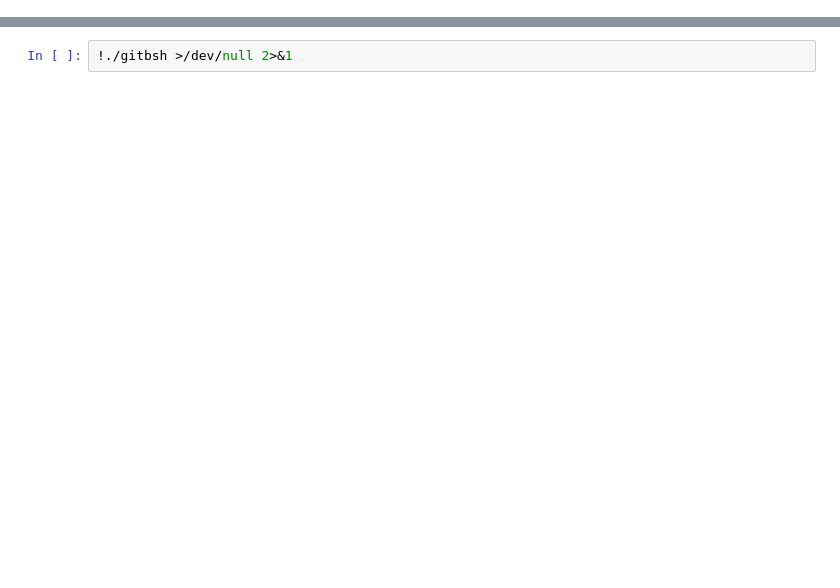
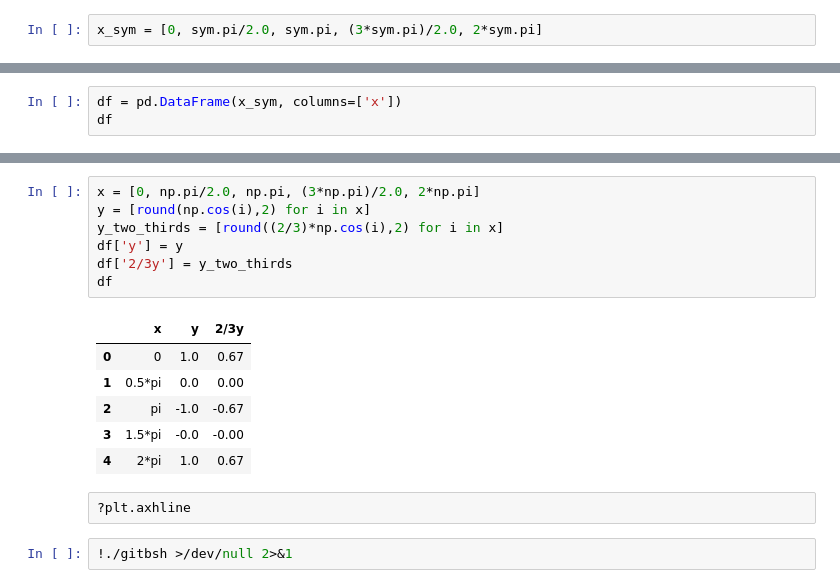
Before and after one commit to MikSm1th/mit, a Jupyter notebook: aleks.ipynb, the cells around one changed output, grey strips where cells are left out. Saved outputs shown, nothing was run; the diff lists cells and outputs as text; blank space fills up the shorter version.

```diff
--- a/aleks.ipynb
+++ b/aleks.ipynb
@@ -38,0 +61,2 @@ g.simple_grid_10x10(x,y)
+# %%
+x_sym = [0, sym.pi/2.0, sym.pi, (3*sym.pi)/2.0, 2*sym.pi]
@@ -38,0 +83,3 @@ g.simple_grid_10x10(x,y)
+# %%
+df = pd.DataFrame(x_sym, columns=['x'])
+df
@@ -39,2 +93,18 @@ g.simple_grid_10x10(x,y)
+# %%
+x = [0, np.pi/2.0, np.pi, (3*np.pi)/2.0, 2*np.pi]
+y = [round(np.cos(i),2) for i in x]
+y_two_thirds = [round((2/3)*np.cos(i),2) for i in x]
+df['y'] = y
+df['2/3y'] = y_two_thirds
+df
+# %% [output]
+|  | x | y | 2/3y |
+| 0 | 0 | 1.0 | 0.67 |
+| 1 | 0.5*pi | 0.0 | 0.00 |
+| 2 | pi | -1.0 | -0.67 |
+| 3 | 1.5*pi | -0.0 | -0.00 |
+| 4 | 2*pi | 1.0 | 0.67 |
+# %% [raw]
+?plt.axhline
 # %%
 !./gitbsh >/dev/null 2>&1
```
Also changed, not shown: parts of 19 cells of this notebook, 4 other files.
